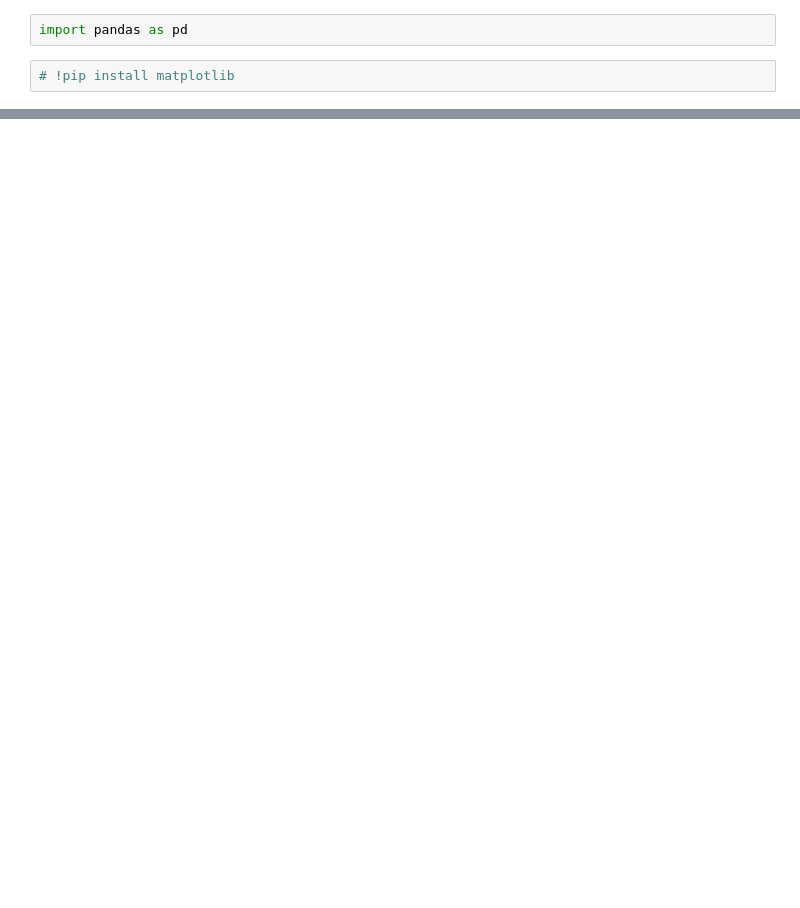
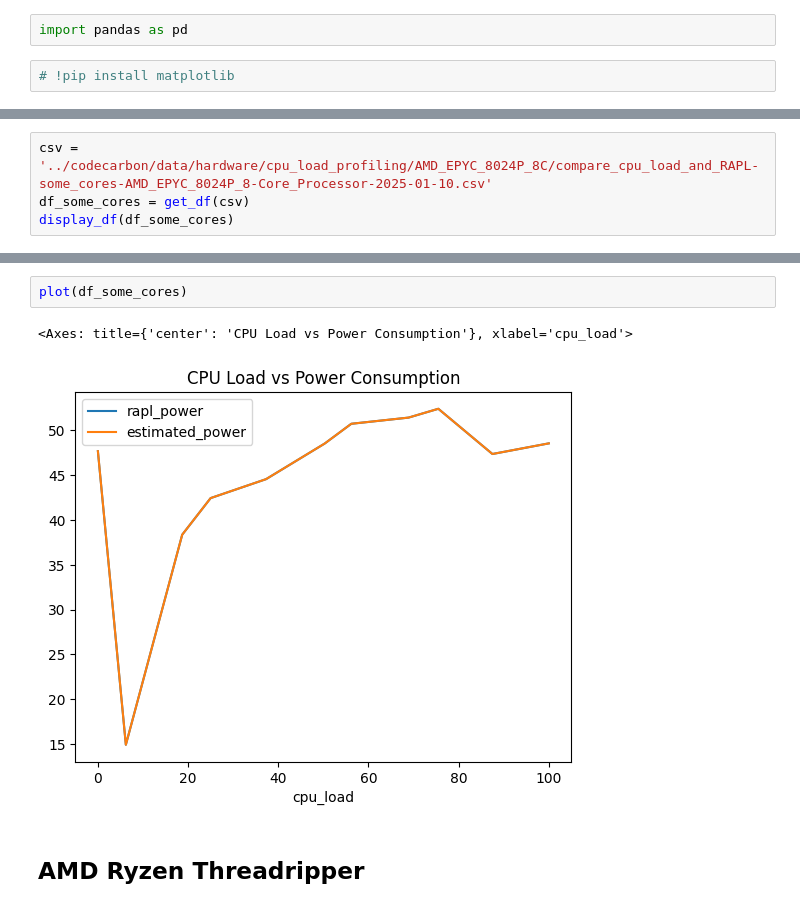
Before and after one commit to mlco2/codecarbon, a Jupyter notebook: examples/compare_cpu_load_and_RAPL.ipynb, the cells around one changed output, grey strips where cells are left out. Drawn from its saved outputs; the diff is of its cells as text; blank space fills up the shorter version.

```diff
--- a/examples/compare_cpu_load_and_RAPL.ipynb
+++ b/examples/compare_cpu_load_and_RAPL.ipynb
@@ -27,0 +43,4 @@ df.plot(x='cpu_load', y=['tapo_power', 'rapl_power', 'estimated_power'], kind='l
+# %%
+csv = '../codecarbon/data/hardware/cpu_load_profiling/AMD_EPYC_8024P_8C/compare_cpu_load_and_RAPL-some_cores-AMD_EPYC_8024P_8-Core_Processor-2025-01-10.csv'
+df_some_cores = get_df(csv)
+display_df(df_some_cores)
@@ -27,0 +60,7 @@ df.plot(x='cpu_load', y=['tapo_power', 'rapl_power', 'estimated_power'], kind='l
+# %%
+plot(df_some_cores)
+# %% [output]
+<Axes: title={'center': 'CPU Load vs Power Consumption'}, xlabel='cpu_load'>
+[figure, added]
+# %% [markdown]
+## AMD Ryzen Threadripper
```
Also changed, not shown: parts of 19 cells of this notebook, 1 other file.
